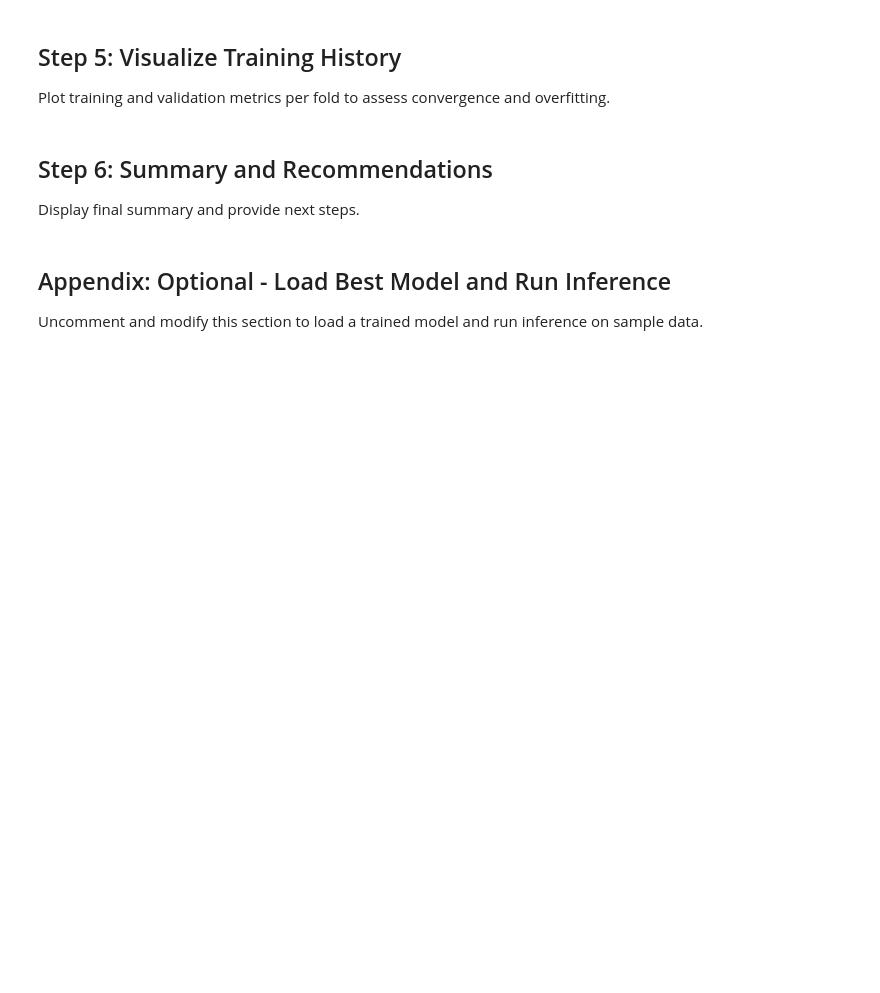
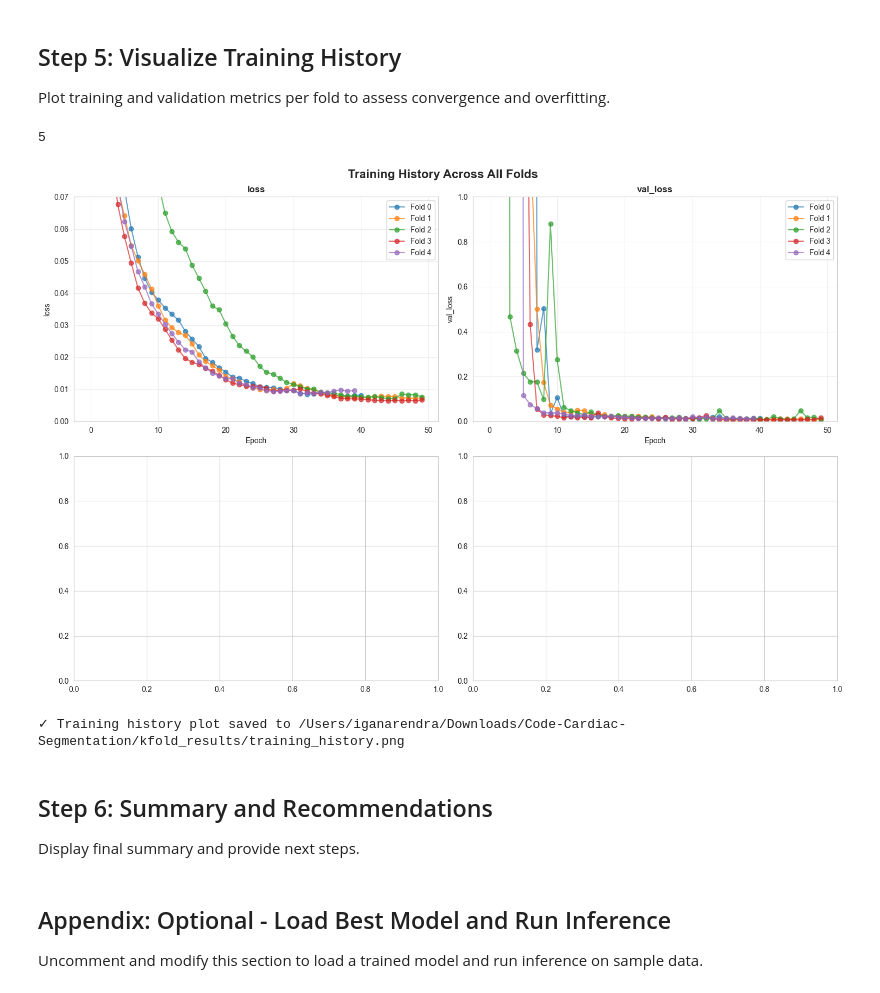
Before and after one commit to IritaSee/Code-Cardiac-Segmentation, a Jupyter notebook: train_kfold_notebook.ipynb, the cells around one changed output. Drawn from its saved outputs; the diff is of its cells as text; code cells hidden in the pictures; blank space fills up the shorter version.

Commit message:
add kfold results

```diff
--- a/train_kfold_notebook.ipynb
+++ b/train_kfold_notebook.ipynb
@@ -413,6 +455,10 @@ else:
 # %% [markdown]
 ## Step 5: Visualize Training History
 Plot training and validation metrics per fold to assess convergence and overfitting.
+# %%
+N_SPLITS
+# %% [output]
+5
 # %%
 sns.set_style("whitegrid")
 plt.rcParams['figure.figsize'] = (15, 10)
@@ -421,37 +467,47 @@ plt.rcParams['figure.figsize'] = (15, 10)
 all_histories = {}
 history_dir = OUTPUT_DIR
 for fold_id in range(N_SPLITS):
-    history_file = history_dir / f"fold_{fold_id}_history.json"
+    history_file = history_dir / f"fold_{fold_id}"/ f"fold_{fold_id}_history.json"
     if history_file.exists():
         with open(history_file, 'r') as f:
             all_histories[fold_id] = json.load(f)
 
 if all_histories:
     # Plot metrics per fold
     fig, axes = plt.subplots(2, 2, figsize=(15, 10))
     fig.suptitle('Training History Across All Folds', fontsize=16, fontweight='bold')
 
     # Determine available metrics (from first fold)
     first_fold_history = all_histories[0]
     metrics_to_plot = [k for k in first_fold_history.keys() if 'loss' in k or 'metric' in k][:4]
 
     for idx, metric in enumerate(metrics_to_plot):
         ax = axes.flatten()[idx]
         for fold_id, history in all_histories.items():
             if metric in history:
                 ax.plot(history[metric], marker='o', label=f'Fold {fold_id}', alpha=0.7)
         ax.set_title(metric, fontweight='bold')
         ax.set_xlabel('Epoch')
         ax.set_ylabel(metric)
+
+        # Set Y-axis limits based on metric type
+        if 'val_loss' in metric:
+            ax.set_ylim(0, 1)
+        elif 'loss' in metric:
+            ax.set_ylim(0, 0.07)
+
         ax.legend()
         ax.grid(True, alpha=0.3)
 
     plt.tight_layout()
     plt.savefig(OUTPUT_DIR / 'training_history.png', dpi=150, bbox_inches='tight')
     plt.show()
     print(f"✓ Training history plot saved to {OUTPUT_DIR / 'training_history.png'}")
 else:
     print("No training history files found. Training may not have completed.")
+# %% [output]
+[figure, added]
+✓ Training history plot saved to /Users/iganarendra/Downloads/Code-Cardiac-Segmentation/kfold_results/training_history.png
 # %% [markdown]
 ## Step 6: Summary and Recommendations
 Display final summary and provide next steps.
```
Also changed, not shown: parts of 4 cells of this notebook, 9 other files.
